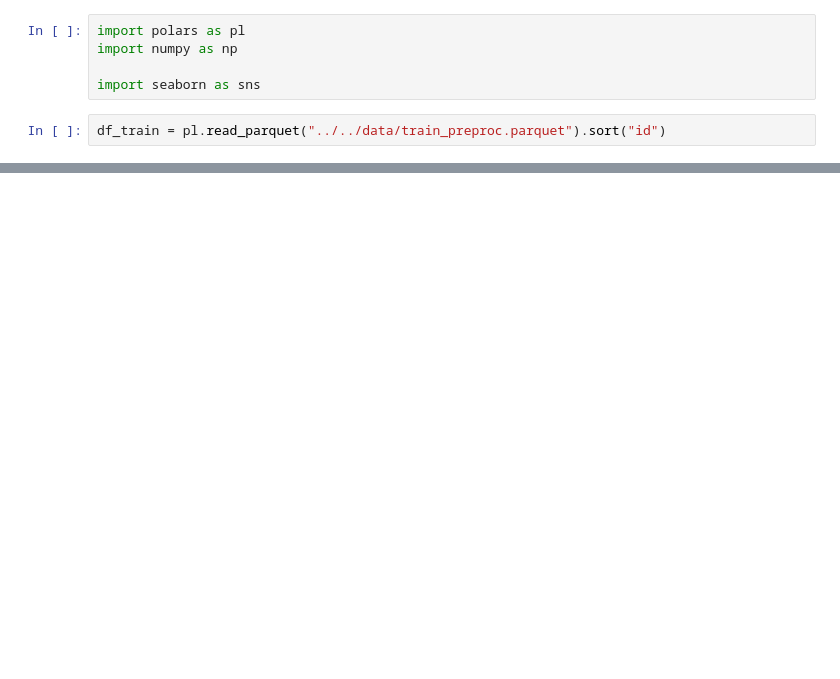
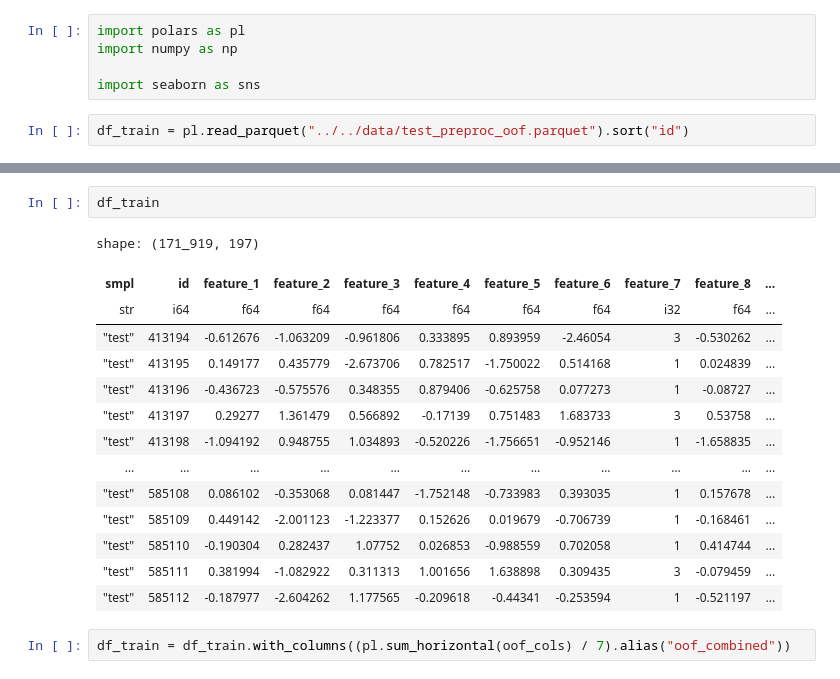
Before and after one commit to BELONOVSKII/AlfaHack, a Jupyter notebook: notebooks/data/target_distribution.ipynb, the cells around one changed output, grey strips where cells are left out. Drawn from its saved outputs; the diff is of its cells as text; blank space fills up the shorter version.

```diff
--- a/notebooks/data/target_distribution.ipynb
+++ b/notebooks/data/target_distribution.ipynb
@@ -4,5 +4,5 @@ import numpy as np
 
 import seaborn as sns
 # %%
-df_train = pl.read_parquet("../../data/train_preproc.parquet").sort("id")
+df_train = pl.read_parquet("../../data/test_preproc_oof.parquet").sort("id")
 # %%
@@ -29 +22,20 @@ df_train = df_train.with_columns(dt = np.concatenate([np.full(int(step + 1), fil
+# %%
+df_train
+# %% [output]
+shape: (171_919, 197)
+| smpl | id | feature_1 | feature_2 | feature_3 | feature_4 | feature_5 | feature_6 | feature_7 | feature_8 | ... |
+| str | i64 | f64 | f64 | f64 | f64 | f64 | f64 | i32 | f64 | ... |
+| "test" | 413194 | -0.612676 | -1.063209 | -0.961806 | 0.333895 | 0.893959 | -2.46054 | 3 | -0.530262 | ... |
+| "test" | 413195 | 0.149177 | 0.435779 | -2.673706 | 0.782517 | -1.750022 | 0.514168 | 1 | 0.024839 | ... |
+| "test" | 413196 | -0.436723 | -0.575576 | 0.348355 | 0.879406 | -0.625758 | 0.077273 | 1 | -0.08727 | ... |
+| "test" | 413197 | 0.29277 | 1.361479 | 0.566892 | -0.17139 | 0.751483 | 1.683733 | 3 | 0.53758 | ... |
+| "test" | 413198 | -1.094192 | 0.948755 | 1.034893 | -0.520226 | -1.756651 | -0.952146 | 1 | -1.658835 | ... |
+| … | … | … | … | … | … | … | … | … | … | ... |
+| "test" | 585108 | 0.086102 | -0.353068 | 0.081447 | -1.752148 | -0.733983 | 0.393035 | 1 | 0.157678 | ... |
+| "test" | 585109 | 0.449142 | -2.001123 | -1.223377 | 0.152626 | 0.019679 | -0.706739 | 1 | -0.168461 | ... |
+| "test" | 585110 | -0.190304 | 0.282437 | 1.07752 | 0.026853 | -0.988559 | 0.702058 | 1 | 0.414744 | ... |
+| "test" | 585111 | 0.381994 | -1.082922 | 0.311313 | 1.001656 | 1.638898 | 0.309435 | 3 | -0.079459 | ... |
+| "test" | 585112 | -0.187977 | -2.604262 | 1.177565 | -0.209618 | -0.44341 | -0.253594 | 1 | -0.521197 | ... |
+# %%
+df_train = df_train.with_columns((pl.sum_horizontal(oof_cols) / 7).alias("oof_combined"))
 # %%
```
Also changed, not shown: parts of 6 cells of this notebook, 9 other files.
